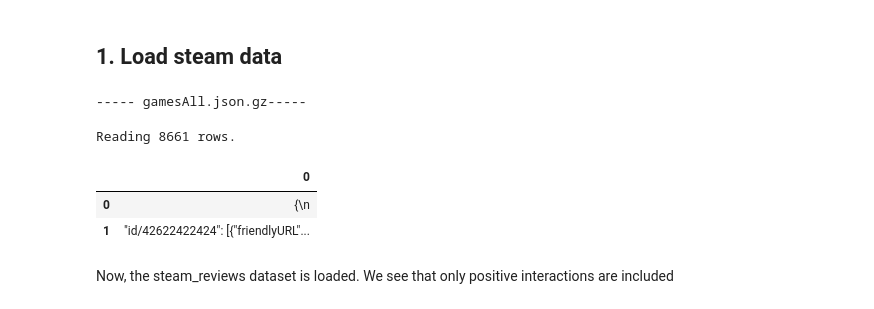
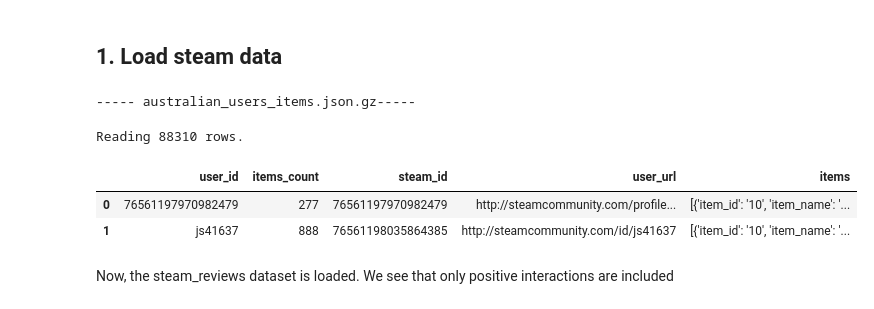
Before and after one commit to stijnrosaer/project-ai, a Jupyter notebook: notebooks/0_load_data.ipynb, the cells around one changed output. Saved outputs shown, nothing was run; the diff lists cells and outputs as text; code cells hidden in the pictures.

```diff
--- a/notebooks/0_load_data.ipynb
+++ b/notebooks/0_load_data.ipynb
@@ -40,17 +40,17 @@ steam_reviews= 'steam_reviews.json.gz'
 games_all = "gamesAll.json.gz"
 # %%
 dataframes = {}
-for dataset in [steam_reviews]:
+for dataset in [user_items]:
     print(f"----- {dataset}-----")
     df_metadata = parse_json(steam_path + dataset)
     dataframes[dataset.split(".")[0]] = df_metadata
     display(df_metadata.head(2))
 # %% [output]
------ gamesAll.json.gz-----
+----- australian_users_items.json.gz-----
-Reading 8661 rows.
+Reading 88310 rows.
-|  | 0 |
-| 0 | {\n |
-| 1 | "id/42622422424": [{"friendlyURL"... |
+|  | user_id | items_count | steam_id | user_url | items |
+| 0 | 76561197970982479 | 277 | 76561197970982479 | http://steamcommunity.com/profile... | [{'item_id': '10', 'item_name': '... |
+| 1 | js41637 | 888 | 76561198035864385 | http://steamcommunity.com/id/js41637 | [{'item_id': '10', 'item_name': '... |
 # %% [markdown]
 Now, the steam_reviews dataset is loaded.
 We see that only positive interactions are included
```
Also changed, not shown: parts of 3 cells of this notebook, 3 other files.
